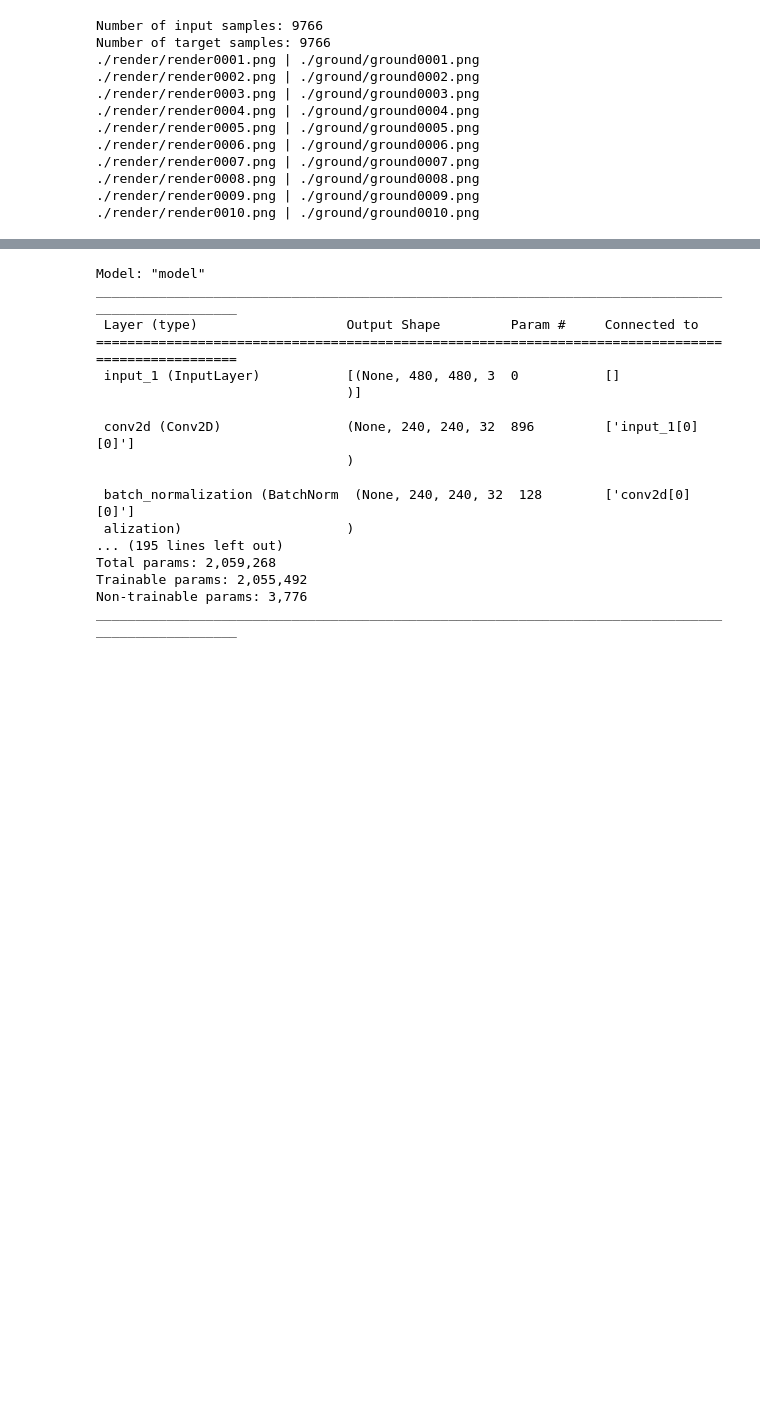
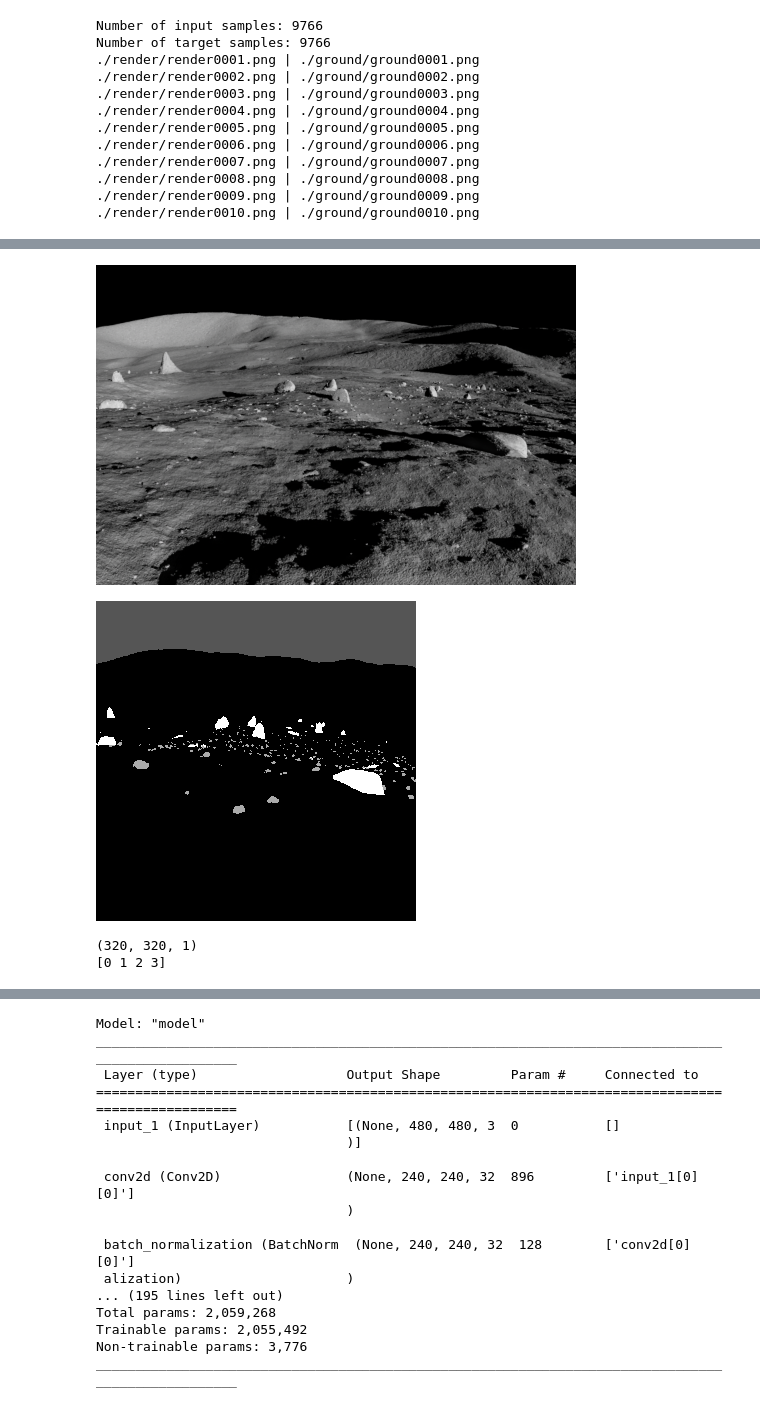
Before and after one commit to danielmarek22/Extraterrestial-Rock-Segmentation, a Jupyter notebook: TrainingPipeline_Collab.ipynb, the cells around one changed output, grey strips where cells are left out. Saved outputs shown, nothing was run; the diff lists cells and outputs as text; code cells hidden in the pictures; blank space fills up the shorter version.

```diff
--- a/TrainingPipeline_Collab.ipynb
+++ b/TrainingPipeline_Collab.ipynb
@@ -120,3 +62,50 @@ print(np.unique(merged))
+# %%
+from IPython.display import Image, display
+from tensorflow.keras.preprocessing.image import load_img
+import PIL
+from PIL import ImageOps
+
+# auxiliary utility functions
+
+def extract_mask_from_ground(ground_img, lower_color_treshold):
+  (R, G, B) = cv2.split(ground_img)
+  R_ranged = np.clip(cv2.inRange(R, lower_color_treshold, 255), 0, 1)
+  G_ranged = np.clip(cv2.inRange(G, lower_color_treshold, 255), 0, 2)
+  B_ranged = np.clip(cv2.inRange(B, lower_color_treshold, 255), 0, 3)
+
+  merged = cv2.merge([B_ranged, G_ranged, R_ranged])
+
+  merged = np.expand_dims(merged, 3)
+  merged = np.amax(merged, axis=2)
+  return merged
+
+def load_ground(path):
+    img_ground = cv2.imread(path)
+    img_ground_rgb = cv2.cvtColor(img_ground, cv2.COLOR_BGR2RGB)
+    img_ground_rgb = cv2.resize(img_ground_rgb, img_size[::-1])
+    return extract_mask_from_ground(img_ground_rgb, lower_color_treshold)
+
+image_index = 13
+
+# Display input image
+display(Image(filename=input_img_paths[image_index], width = 480, height = 480))
+
+# Display auto-contrast version of corresponding target (per-pixel categories)
+
+
+# Map pixel colors onto labels
+
+merged = load_ground(target_img_paths[image_index])
+
+display(tf.keras.preprocessing.image.array_to_img(merged))
+
+print(merged.shape)
+print(np.unique(merged))
+# %% [output]
+[figure, added]
+[figure, added]
+(320, 320, 1)
+[0 1 2 3]
 # %%
 # Prepare Sequence class to load and vectorize batches of data
 
```
Also changed, not shown: parts of 12 cells of this notebook.
